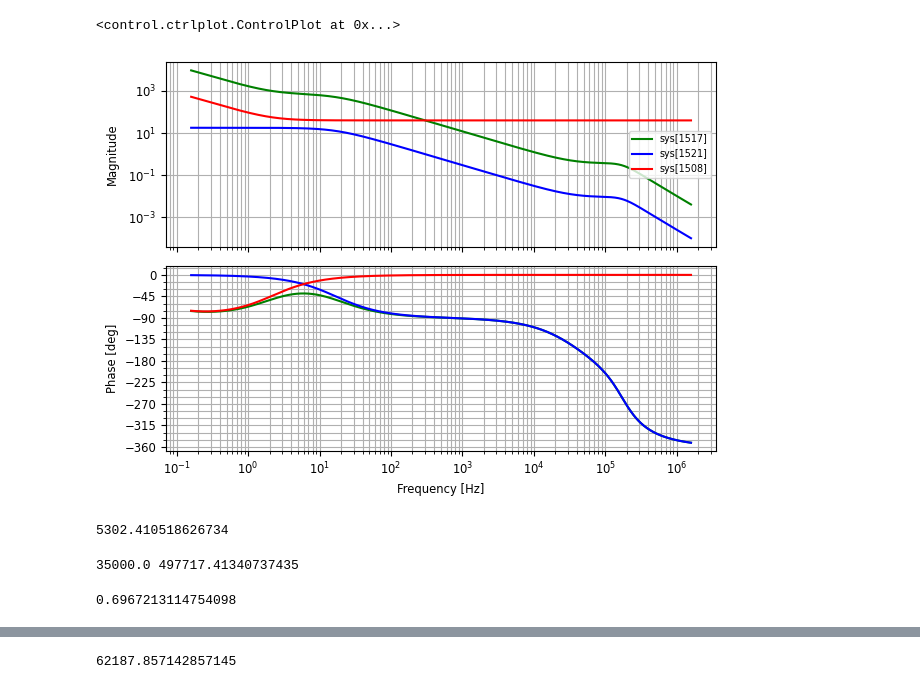
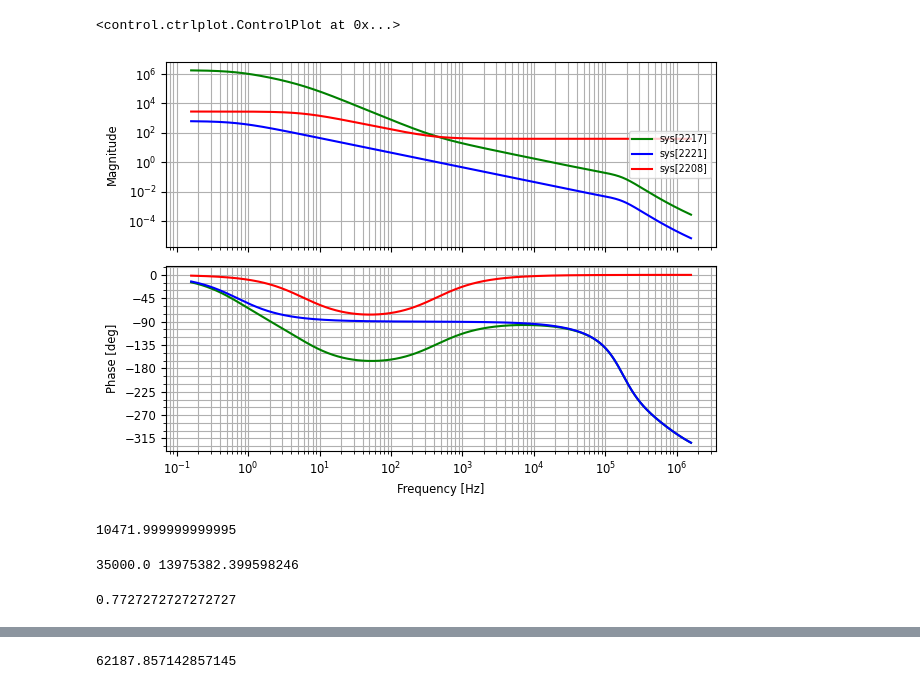
Before and after one commit to akswnd98/170v-flyback, a Jupyter notebook: lm5156_ccm_design.ipynb, the cells around one changed output, grey strips where cells are left out. Drawn from its saved outputs; the diff is of its cells as text; code cells hidden in the pictures.

```diff
--- a/lm5156_ccm_design.ipynb
+++ b/lm5156_ccm_design.ipynb
@@ -2,16 +2,16 @@
 import control as co
 import numpy as np
 
-V_IN, V_OUT = 7.4, 170
+V_IN, V_OUT = 5, 170
 N_PS = 1 / 10
 D = N_PS * V_OUT / (V_IN + N_PS * V_OUT)
 D_PRIME = 1 - D
 L = 10e-6
-R_LOAD, C_OUT = 17e+3, 4.7e-6 * 2
+R_LOAD, C_OUT = 17e+3 * 5, 4.7e-6
 V_REF = 1.
 f_SW = 350e+3
 T_SW = 1 / f_SW
-R_FB1 = 330e+3
+R_FB1 = 1e+6
 R_FB2 = R_FB1 * V_REF / (V_OUT - V_REF)
 
 R_s = 0.01
@@ -22,55 +22,55 @@ g_m = 2e-3
 R_ea_o = 10e+6
 G_comp = 0.142
 A_ea_vol = g_m * R_ea_o
-f_p2, f_z3 = 0.04 * 0.75, 1.6 / 0.75
+f_p2, f_z3 = 0.04 * 0.75 * 200, 1.6 / 0.75 * 200
 
 R_c1 = f_p2 / (f_z3 - f_p2) * R_ea_o
 C_c1 = 1 / (R_c1 * 2 * np.pi * f_z3)
 A_ea = A_ea_vol * G_comp
 
 # g_m = 2e-3
 # R_ea_o = 10e+6
 # G_comp = 0.142
 # A_ea_vol = g_m * R_ea_o
 # f_p2, f_z3 = 0.1, 4
 
 F_m = 1 / (R_s * (S_n + S_e) * T_SW)
 G_di = co.tf([(S_n + S_f)], [1, 0])
 H_e = co.tf([1 / ((np.pi * f_SW) ** 2), -1 / (2 * f_SW), 1], [1])
 
 G_ivo = N_PS * co.tf([-V_OUT * L / (V_IN * R_LOAD * D_PRIME * N_PS), 1], [C_OUT / D_PRIME, 1 / (D_PRIME * R_LOAD) + N_PS * V_OUT / (V_IN * R_LOAD)])
 
 G_div = R_FB2 / (R_FB1 + R_FB2)
 
 G_fb = A_ea * co.tf([1 / (2 * np.pi * f_z3), 1], [1 / (2 * np.pi * f_p2), 1])
 
 G_inner_loop = co.feedback(F_m * G_di, R_s * H_e)
 
 G_overall_loop = G_inner_loop * G_ivo * G_div * G_fb
 
 co.bode(G_overall_loop, np.logspace(0, 7, 1000), Hz=True, color='green')
 co.bode(G_inner_loop * G_ivo * G_div, np.logspace(0, 7, 1000), Hz=True, color='blue')
 co.bode(G_fb, np.logspace(0, 7, 1000), Hz=True, color='red')
 # %% [output]
 <control.ctrlplot.ControlPlot at 0x...>
-[figure, old version]
+[figure, new version]
 # %%
 R_LOAD_dcm = 2 * L * D / (T_SW * N_PS ** 2 * D_PRIME ** 2)
 
 print(R_LOAD_dcm)
 # %% [output]
-5302.410518626734
+10471.999999999995
 # %%
 f_CROSS = f_SW / 10
 f_cross = R_LOAD * (D_PRIME ** 2) / (5 * 2 * np.pi * L)
 
 print(f_CROSS, f_cross)
 # %% [output]
-35000.0 497717.41340737435
+35000.0 13975382.399598246
 # %%
 print(D)
 # %% [output]
-0.6967213114754098
+0.7727272727272727
 # %%
 print(R_FB2 / (R_FB1 + R_FB2) * V_OUT)
 # %% [output]
```
Also changed, not shown: parts of 8 cells of this notebook, 12 other files.
